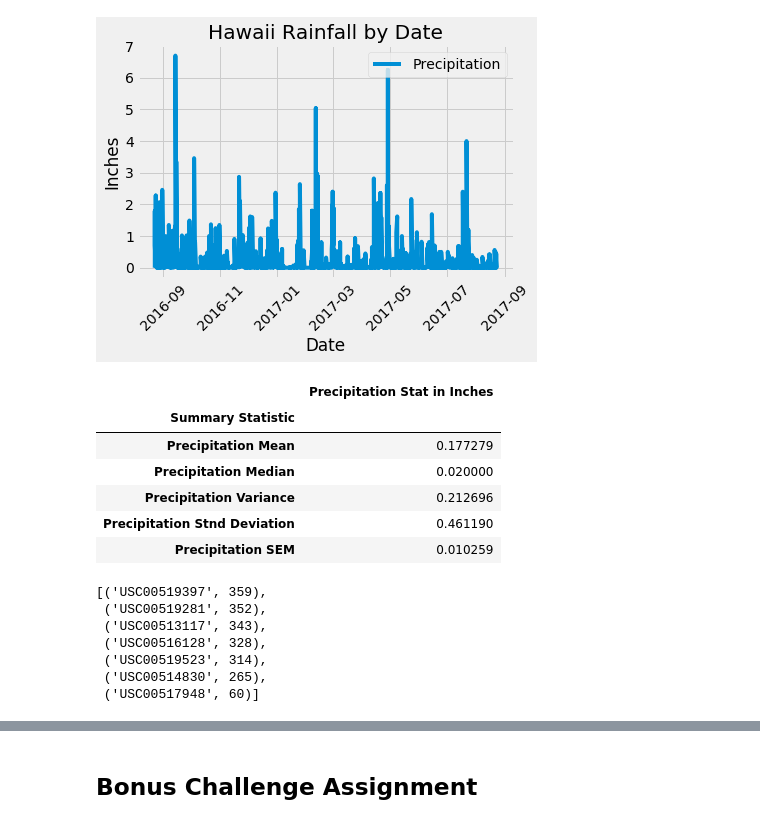
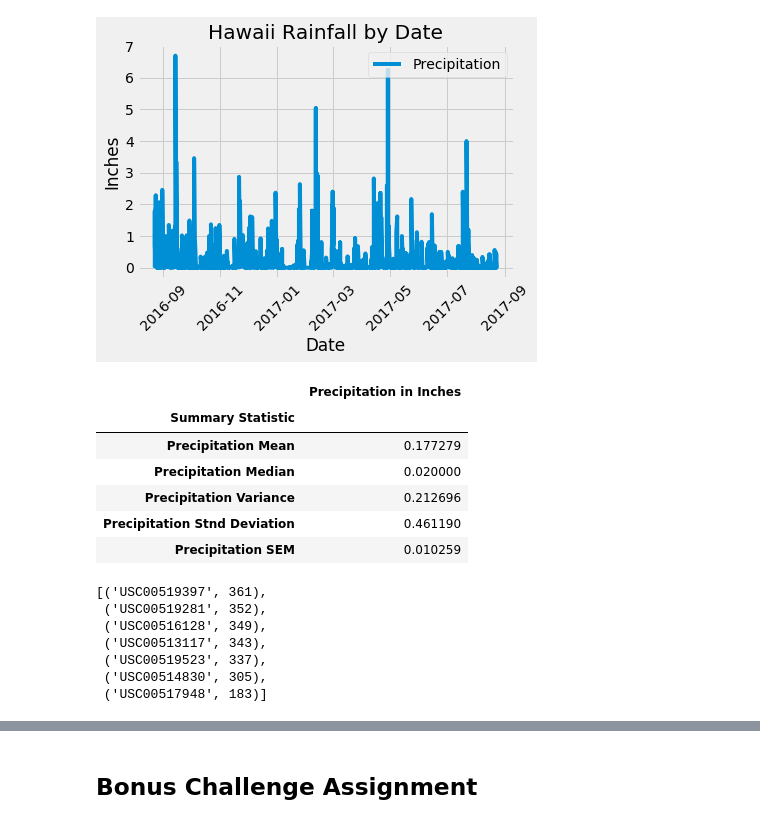
Before and after one commit to jeremyhamley/sqlalchemy-challenge, a Jupyter notebook: sqlalchemy_hawaii.ipynb, the cells around one changed output, grey strips where cells are left out. Cells and saved outputs as stored; diff of their text form; code cells hidden in the pictures.

```diff
--- a/sqlalchemy_hawaii.ipynb
+++ b/sqlalchemy_hawaii.ipynb
@@ -52,7 +52,9 @@ first_date = dt.date(2017,8,23) - dt.timedelta(days=365)
 print(first_date)
 
 # Query the last 12 months of precipitation scores and sort by date
-last_year = session.query(Measurement.date, Measurement.prcp).filter(Measurement.date >= '2016-08-23').order_by(Measurement.date).all()
+date_filter=Measurement.date >= '2016-08-23'
+
+last_year = session.query(Measurement.date, Measurement.prcp).filter(date_filter).order_by(Measurement.date).all()
 
 last_year_date = [date[0] for date in last_year]
 last_year_prcp = [prcp[1] for prcp in last_year]
@@ -100,18 +102,18 @@ plt.show()
 # %%
 # Use Pandas to calcualte the summary statistics for the precipitation data
 #create dataframe to display the mean, median, variance, standard deviation, and SEM of the Precipitation
 summary_stats_df = pd.DataFrame({"Summary Statistic": ["Precipitation Mean", "Precipitation Median", "Precipitation Variance", "Precipitation Stnd Deviation", "Precipitation SEM"],
-                                 "Precipitation Stat in Inches": [last_year_prcp_df["Precipitation"].mean(),
+                                 "Precipitation in Inches": [last_year_prcp_df["Precipitation"].mean(),
                                                         last_year_prcp_df["Precipitation"].median(),
                                                         last_year_prcp_df["Precipitation"].var(),
                                                         last_year_prcp_df["Precipitation"].std(),
                                                         last_year_prcp_df["Precipitation"].sem()]
                                 })
 #Display the summary statistics table
 summary_stats_df = summary_stats_df.set_index("Summary Statistic")
 summary_stats_df
 # %% [output]
-|  | Precipitation Stat in Inches |
+|  | Precipitation in Inches |
 | Summary Statistic |  |
 | Precipitation Mean | 0.177279 |
 | Precipitation Median | 0.020000 |
@@ -124,15 +126,14 @@ summary_stats_df
 # List the stations and the observation counts in descending order.
 
 session.query((Measurement.station), func.count(Measurement.station).label('station_count')).\
-    filter (Measurement.date >= '2016-08-23').\
-    filter (Measurement.prcp >= 0).\
+    filter (date_filter).\
     group_by(Measurement.station).\
     order_by(desc('station_count')).all()
 # %% [output]
-[('USC00519397', 359),
+[('USC00519397', 361),
  ('USC00519281', 352),
+ ('USC00516128', 349),
  ('USC00513117', 343),
- ('USC00516128', 328),
- ('USC00519523', 314),
- ('USC00514830', 265),
- ('USC00517948', 60)]
+ ('USC00519523', 337),
+ ('USC00514830', 305),
+ ('USC00517948', 183)]
```
Also changed, not shown: parts of 3 cells of this notebook.
